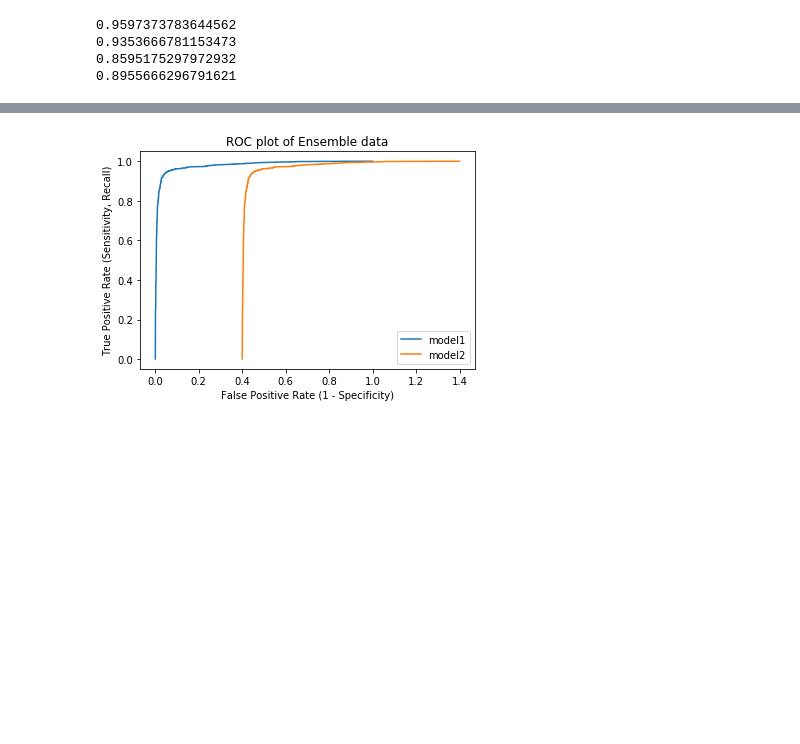
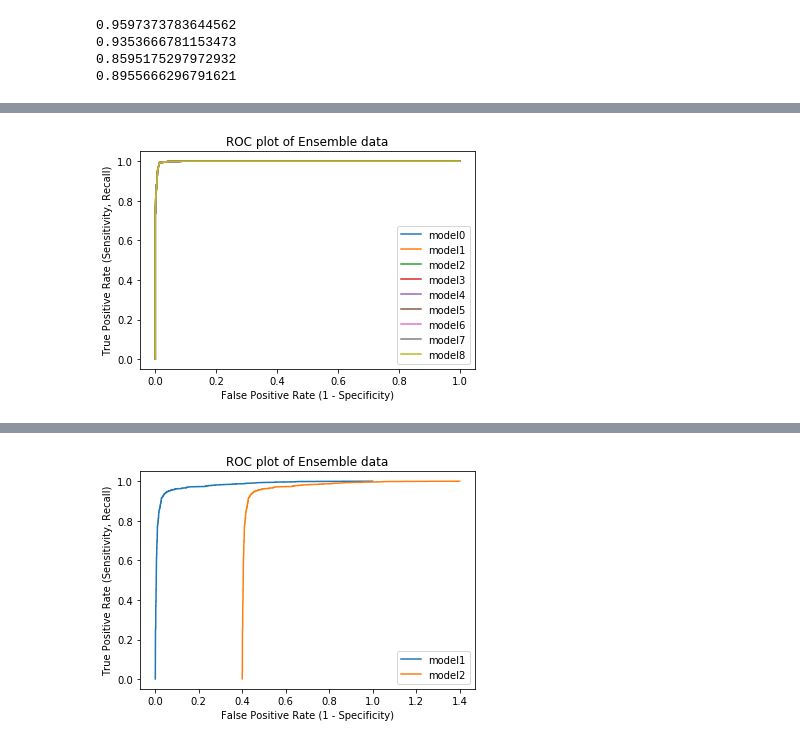
Before and after one commit to julia-git/capstone_airbnb, a Jupyter notebook: Ensemble Model Test.ipynb, the cells around one changed output, grey strips where cells are left out. Saved outputs shown, nothing was run; the diff lists cells and outputs as text; code cells hidden in the pictures; blank space fills up the shorter version.

```diff
--- a/Ensemble Model Test.ipynb
+++ b/Ensemble Model Test.ipynb
@@ -306,3 +306,66 @@ print(f1_score_2017)
 0.9353666781153473
 0.8595175297972932
 0.8955666296791621
+# %%
+%%time
+
+start_month = 1
+end_month = 4
+model_num = 0
+scores_ensemble = np.zeros(shape=(4,9))
+
+columns_to_keep = ['host_length', 'amenities_count', 'review_scores_rating', 'host_response_rate', 'access_filled', 'house_rules_filled','space_filled','accommodates', 'extra_people', 'price_per_guest', 'price_per_bedroom','guests_included', 'host_about_filled', 'cancellation_policy', 'room_type', 'property_type_new', 'instant_bookable', 'calculated_host_listings_count', 'minimum_nights']
+
+while end_month <13:
+    X_test_num, y_test = split_num_data(start_month, end_month)
+    X_test_num = transform_dummify(X_test_num, columns_to_keep)
+
+    y_test = pd.DataFrame(np.array(y_test), columns=['y'])
+
+    xgboost_num_model = pickle.load(open('xgboost_model' + str(model_num) +'.p', 'rb'))
+    xgboost_num_pred_prob = xgboost_num_model.predict_proba(X_test_num)
+
+    xgboost_num_output = pd.DataFrame(xgboost_num_pred_prob, columns=["xgboostnum - 0", "xgboostnum - 1"])
+    xgboost_num_output.drop("xgboostnum - 0", axis=1, inplace=True)
+
+    df_X_train, df_X_test = split_str_data(start_month, end_month)
+    X_test_str = run_tf_idf_vec(df_X_train, df_X_test)
+
+    rf_str_model = pickle.load(open('tf_idf_rf_descrip' + str(model_num) +'.p', 'rb'))
+    rf_str_pred_prob = rf_str_model.predict_proba(X_test_str)
+
+    rf_str_output = pd.DataFrame(rf_str_pred_prob, columns=["RFstr - 0", "RFstr - 1"])
+    rf_str_output.drop("RFstr - 0", axis=1, inplace=True)
+
+    print(start_month, end_month, model_num)
+
+    df_final = pd.concat([xgboost_num_output, rf_str_output], axis=1)
+    df_final['average'] = (df_final['xgboostnum - 1'] + df_final["RFstr - 1"])/2
+    df_final_combo = pd.concat([df_final, y_test], axis =1)
+
+    # concatenate models and the actual result so that we can do a random split for the decision tree test
+    df_final_combo.loc[df_final_combo.average > 0.5,'combined_proba'] = True
+    df_final_combo.loc[df_final_combo.average <= 0.5,'combined_proba'] = False
+
+    scores_ensemble[0][model_num] = accuracy_score(df_final_combo.combined_proba, df_final_combo.y)
+    scores_ensemble[1][model_num] = recall_score(df_final_combo.combined_proba, df_final_combo.y)
+    scores_ensemble[2][model_num] = precision_score(df_final_combo.combined_proba, df_final_combo.y)
+    scores_ensemble[3][model_num] = f1_score(df_final_combo.combined_proba, df_final_combo.y)
+
+    print(scores_ensemble)
+
+    probabilities = np.array(df_final_combo['average'])
+    labels = np.array(df_final_combo['y'])
+    tprs1, fprs1, thresholds = plot_roc_curve(probabilities, labels)
+    plt.plot(fprs, tprs, label = "model" + str(model_num))
+    plt.xlabel("False Positive Rate (1 - Specificity)")
+    plt.ylabel("True Positive Rate (Sensitivity, Recall)")
+    plt.title("ROC plot of Ensemble data")
+    plt.legend()
+
+    model_num += 1
+    start_month += 1
+    end_month += 1
+
+plt.show()
+# %% [output]
@@ -308,0 +389 @@ print(f1_score_2017)
+[figure, added]
```
Also changed, not shown: parts of 6 cells of this notebook, 1 other file.
